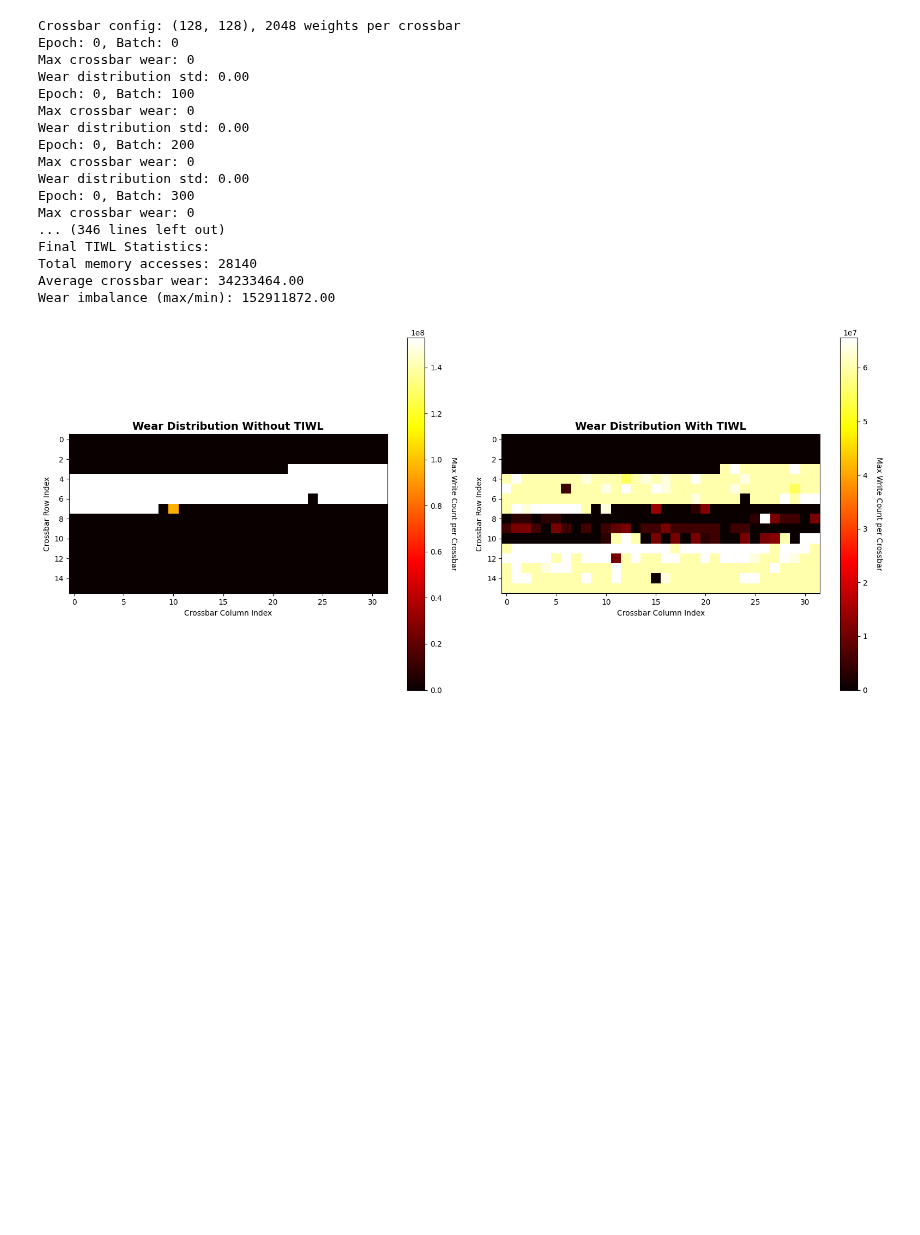
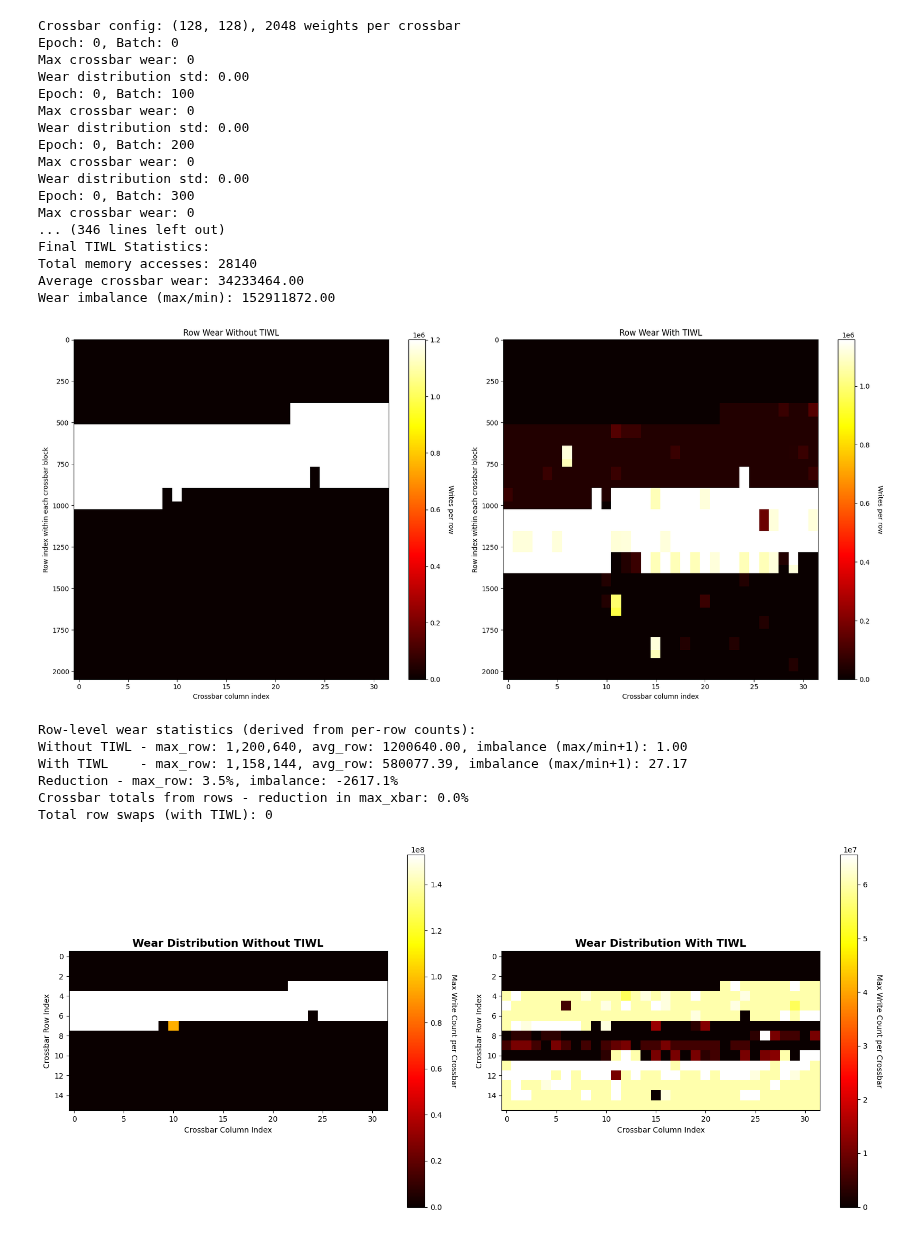
Before and after one commit to Ahbar1999/mtp-pimsimulator, a Jupyter notebook: pimsimulator.ipynb, the cells around one changed output. Saved outputs shown, nothing was run; the diff lists cells and outputs as text; code cells hidden in the pictures; blank space fills up the shorter version.

Commit message:
Working on plotting row level writes, currently the statistics are also wrong, need to fix it

```diff
--- a/pimsimulator.ipynb
+++ b/pimsimulator.ipynb
@@ -19,7 +20,7 @@ class PIMSimulator:
     def __init__(self, num_crossbars=1024, crossbar_size=(128, 128), bits_per_cell=1, weight_bits=8, wear_levelling_enabled=True):
         self.num_crossbars = num_crossbars
         self.crossbar_rows, self.crossbar_cols = crossbar_size
-        self.bits_per_cell = bits_per_cell
+        self.bits_per_cell = bits_per_cell  # bit resolution of each reram cell
         # (quantization)bits per weight
         self.weight_bits = weight_bits
         self.wear_levelling_enabled = wear_levelling_enabled
@@ -34,8 +35,8 @@ class PIMSimulator:
         self.twc_counters = np.zeros(num_crossbars, dtype=np.uint64)
 
         # addressing granularity is a crossbar
-        # LAID -> PAID: Both IDs start from 0
-        self.access_count = 0                   # memory acesses
+        # LAID -> PAID: initial mapping is i -> i
+        self.access_count = 0                   # xbar memory accesses
         self.access_count_for_rows = 0
         self.remapping_interval = 1000
 
@@ -47,22 +48,23 @@ class PIMSimulator:
         self.next_physical_crossbar = 0     # next free PAID(of the actual crossbar)
 
         # row mapping code
-        # write count 2D array for xbar * rows
+        # write count 2D array for xbar * rows_per_xbar
         self.row_write_counts = np.zeros((num_crossbars, self.crossbar_rows), dtype=np.int64)
         self.row_mappings = [list(range(self.crossbar_rows)) for _ in range(num_crossbars)]
 
         print(f"Crossbar config: {crossbar_size}, {self.weights_per_crossbar} weights per crossbar")
 
     def register_model(self, model):
-        """Build collision-free mapping for all tensors once"""
+        """Build collision-free mapping for all tensors once before running the model"""
         for name, param in model.named_parameters():
             # generate mapping for trainable parameters
             if param.requires_grad:
+                # segment are basically individual xbar mappings for the whole tensor
                 segments = self._partition_tensor(name, param)
                 self.tensor_registry[name] = segments
 
     def _partition_tensor(self, tensor_name, tensor):
-        """Assign non-overlapping LAIDs and PAIDs"""
+        """Distribute tensor weights to xbars"""
         tensor_size = tensor.numel()
         crossbars_needed = math.ceil(tensor_size / self.weights_per_crossbar)
 
@@ -71,8 +73,10 @@ class PIMSimulator:
 
         for i in range(crossbars_needed):
             laid = self.next_laid
-            paid = self.next_physical_crossbar % self.num_crossbars
+            if self.next_physical_crossbar > self.num_crossbars:
+                raise ValueError(f"Not enough crossbars for tensor {tensor_name}, exiting program.")
 
+            paid = self.next_physical_crossbar
             elements = min(remaining_elements, self.weights_per_crossbar)
 
             segments.append({
@@ -82,7 +86,7 @@ class PIMSimulator:
                 'logical_offset': tensor_size - remaining_elements
             })
 
-            # Map LAID to initial PAID
+            # Initial i -> i mapping
             self.laid_to_paid_map[laid] = paid
 
             self.next_laid += 1
@@ -134,6 +138,8 @@ class PIMSimulator:
             self.row_write_counts[crossbar_paid][physical_row] += writes_per_row
 
     def perform_row_remapping(self):
+        if not self.wear_levelling_enabled:
+          return
         """Perform new swapping within crossbars to balance row-level wear"""
         """Swaps 2 highest and lowest utilized rows in xbars"""
         print("Performing Row Remapping...")
@@ -169,9 +175,7 @@ class PIMSimulator:
           return total_swaps
 
     def perform_remapping(self):
-        print("Performing Remapping...")
-        # print(f"Old mapping: {self.laid_to_paid_map}")
-
+        print("Updating write counters")
         # Update Total Wear Count (TWC)
         for laid, iwc in enumerate(self.iwc_counters):
             paid = self.laid_to_paid_map.get(laid, laid)
@@ -181,6 +185,8 @@ class PIMSimulator:
         if not self.wear_levelling_enabled:
             print("wear levelling has been disabled!")
             return
+
+        print("Performing Remapping...")
         # Sort crossbars by wear level (TWC)
         wear_sorted_crossbars = sorted(enumerate(self.twc_counters), key=lambda x: x[1])
 
@@ -511,3 +668,13 @@ Wear imbalance (max/min): 152911872.00
+# %%
+plot_row_wear_heatmap(pim_simulator_no_wear_levelling, pim_sim, grid_shape=(16, 32), save_path="row_heatmap.png")
+# %% [output]
+[figure, added]
+Row-level wear statistics (derived from per-row counts):
+Without TIWL - max_row: 1,200,640, avg_row: 1200640.00, imbalance (max/min+1): 1.00
+With TIWL    - max_row: 1,158,144, avg_row: 580077.39, imbalance (max/min+1): 27.17
+Reduction - max_row: 3.5%, imbalance: -2617.1%
+Crossbar totals from rows - reduction in max_xbar: 0.0%
+Total row swaps (with TIWL): 0
 # %%
 plot_crossbar_wear_heatmap(pim_simulator_no_wear_levelling, pim_sim, grid_shape=(16, 32), save_path="heatmap.png")
 # %% [output]
```
Also changed, not shown: parts of 3 cells of this notebook.
